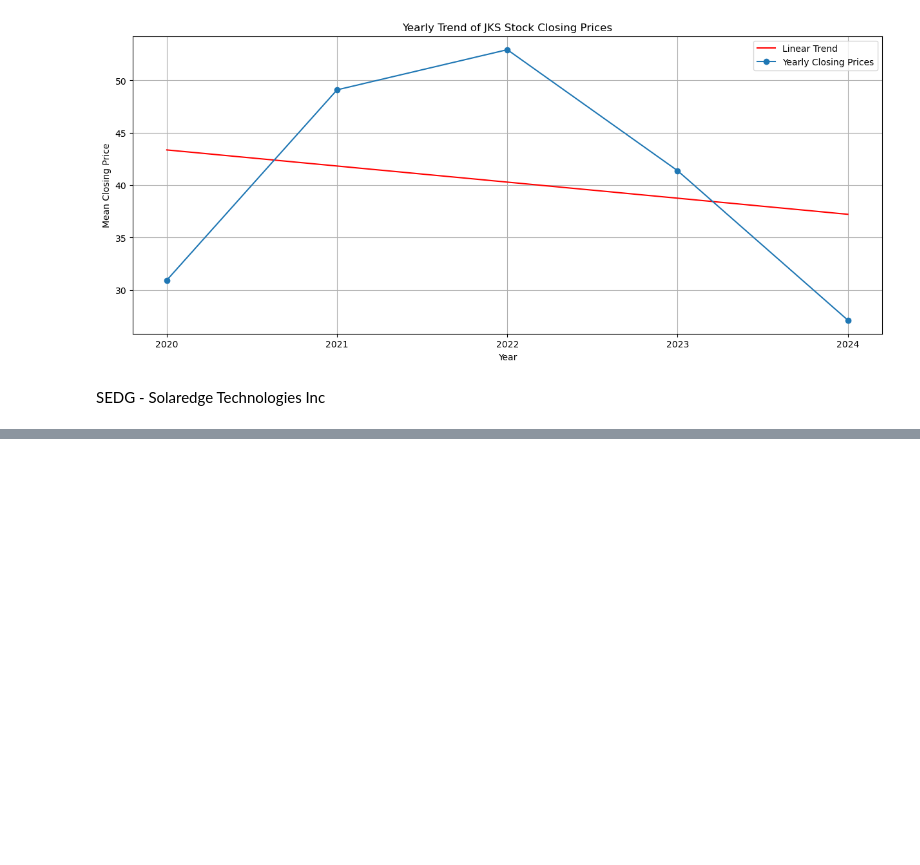
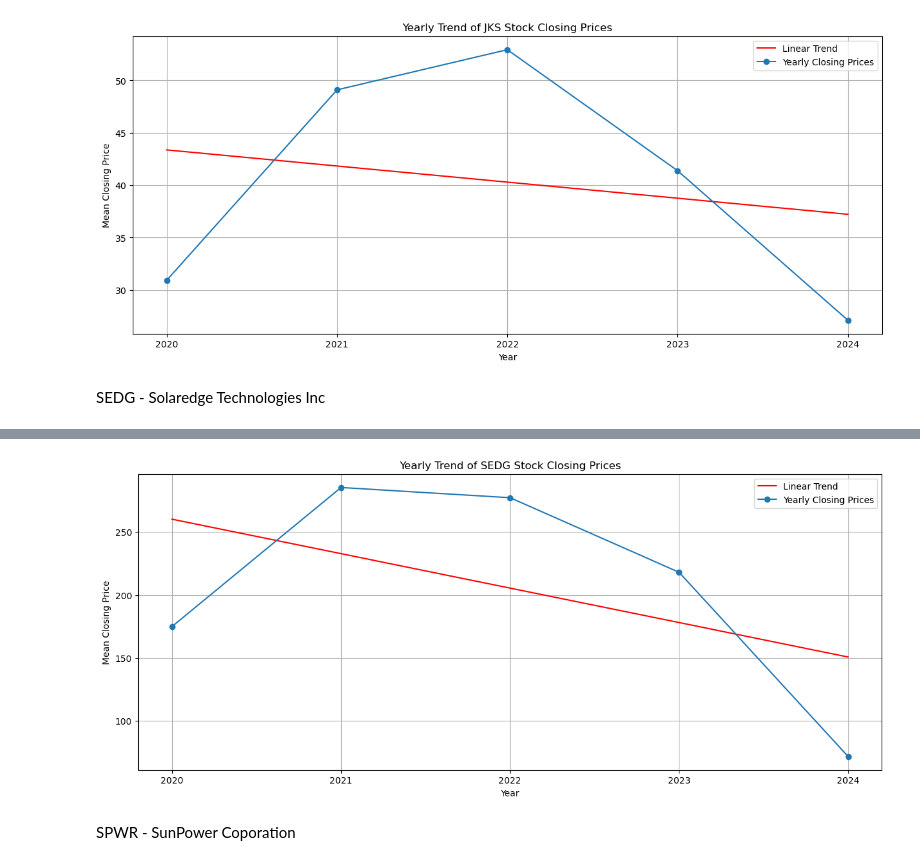
Before and after one commit to srhill12/Solar_stock_project, a Jupyter notebook: tatiana_work.ipynb, the cells around one changed output, grey strips where cells are left out. Cells and saved outputs as stored; diff of their text form; code cells hidden in the pictures; blank space fills up the shorter version.

```diff
--- a/tatiana_work.ipynb
+++ b/tatiana_work.ipynb
@@ -558,0 +570,8 @@ SEDG - Solaredge Technologies Inc
+# %%
+# Summary Statistics
+sedg_df['Year'] = sedg_df['Date'].dt.year
+csiq_returns = sedg_df['SEDG_Close'].pct_change()
+sedg_df['Daily_Return'] = sedg_df['SEDG_Close'].pct_change()
+yearly_summary_statistics_sedg = sedg_df.groupby('Year')['Daily_Return'].describe()
+print("Summary statistics for SEDG stock on a yearly basis:")
+print(yearly_summary_statistics_sedg)
@@ -558,0 +595,22 @@ SEDG - Solaredge Technologies Inc
+# %%
+# Overall Yearly Trend in Stock prices from 2020 to 2024
+sedg_yearly_data = sedg_df.groupby('Year').mean()
+plt.figure(figsize=(15, 6))
+X = np.arange(len(sedg_yearly_data)).reshape(-1, 1)
+y = sedg_yearly_data['SEDG_Close'].values.reshape(-1, 1)
+model = LinearRegression()
+model.fit(X, y)
+trend = model.predict(X)
+plt.plot(sedg_yearly_data.index, trend, label='Linear Trend', color='red')
+plt.plot(sedg_yearly_data.index, sedg_yearly_data['SEDG_Close'], marker='o', linestyle='-', label='Yearly Closing Prices')
+plt.title('Yearly Trend of SEDG Stock Closing Prices')
+plt.xlabel('Year')
+plt.ylabel('Mean Closing Price')
+plt.xticks(sedg_yearly_data.index)
+plt.legend()
+plt.grid(True)
+plt.show()
+# %% [output]
+[figure, added]
+# %% [markdown]
+SPWR - SunPower Coporation
```
Also changed, not shown: parts of 2 cells of this notebook.
